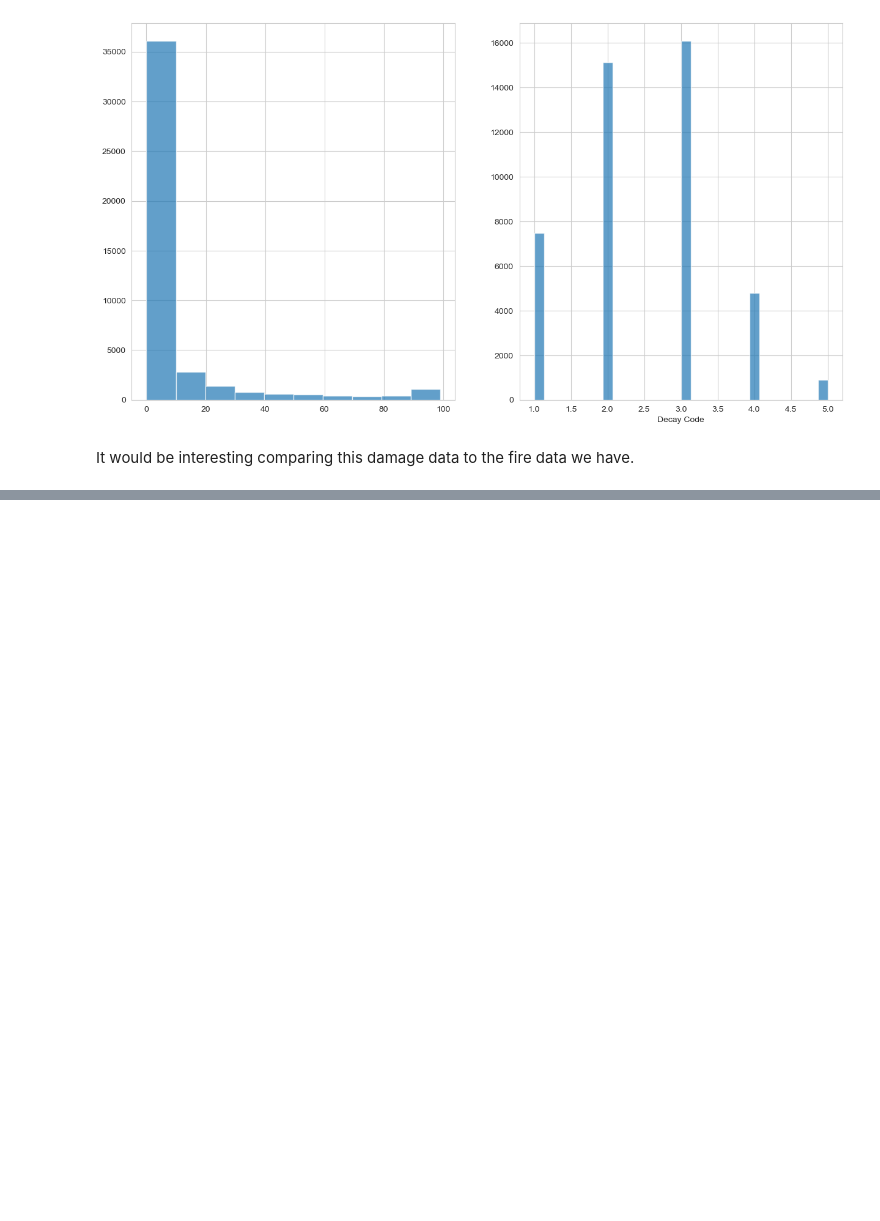
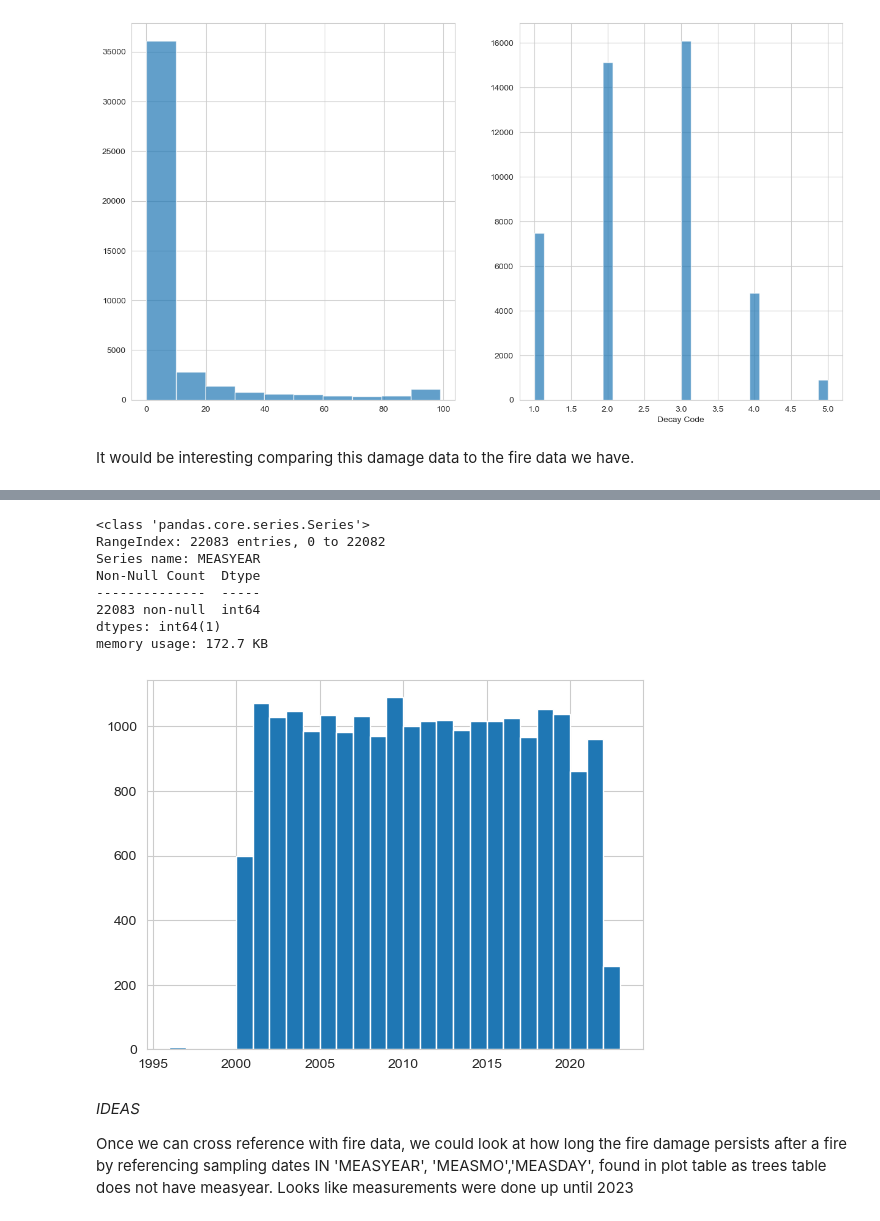
Before and after one commit to hbclad/Erdos_Trees, a Jupyter notebook: Data Analysis/Trees_FIA_Crown&Damage.ipynb, the cells around one changed output, grey strips where cells are left out. Saved outputs shown, nothing was run; the diff lists cells and outputs as text; code cells hidden in the pictures; blank space fills up the shorter version.

```diff
--- a/Data Analysis/Trees_FIA_Crown&Damage.ipynb
+++ b/Data Analysis/Trees_FIA_Crown&Damage.ipynb
@@ -185,0 +212,23 @@ It would be interesting comparing this damage data to the fire data we have.
+# %%
+
+
+WP = pd.read_csv('../Data/WA_PLOT.csv')
+WP.columns
+WP['MEASYEAR'].info()
+plt.hist(WP['MEASYEAR'],bins=27)
+plt.show()
+# %% [output]
+<class 'pandas.core.series.Series'>
+RangeIndex: 22083 entries, 0 to 22082
+Series name: MEASYEAR
+Non-Null Count  Dtype
+--------------  -----
+22083 non-null  int64
+dtypes: int64(1)
+memory usage: 172.7 KB
+[figure, added]
+# %% [markdown]
+*IDEAS*
+
+Once we can cross reference with fire data, we could look at how long the fire damage persists after a fire by referencing sampling dates IN 'MEASYEAR', 'MEASMO','MEASDAY', found in plot table as trees table does not have measyear.
+Looks like measurements were done up until 2023
```
Also changed, not shown: parts of 5 cells of this notebook.
